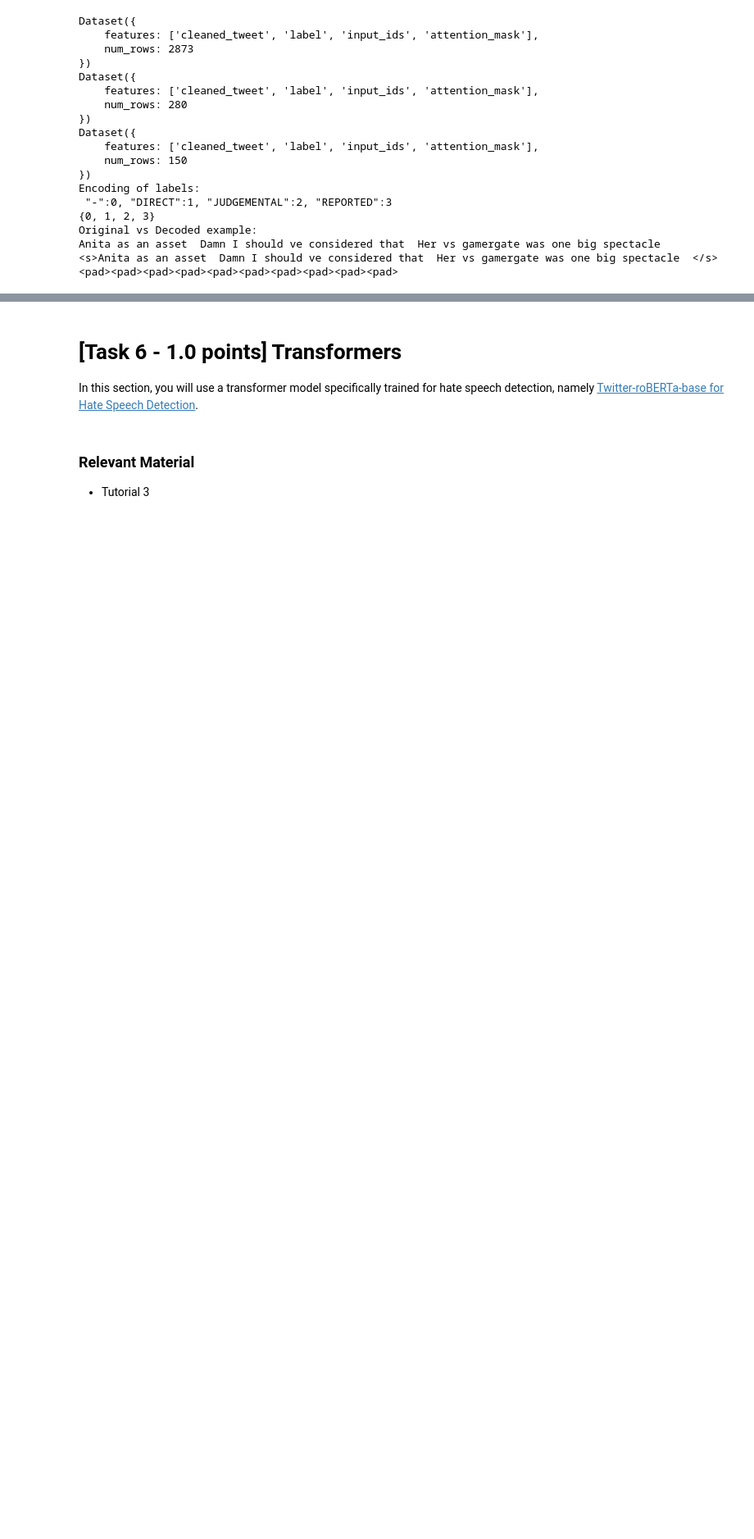
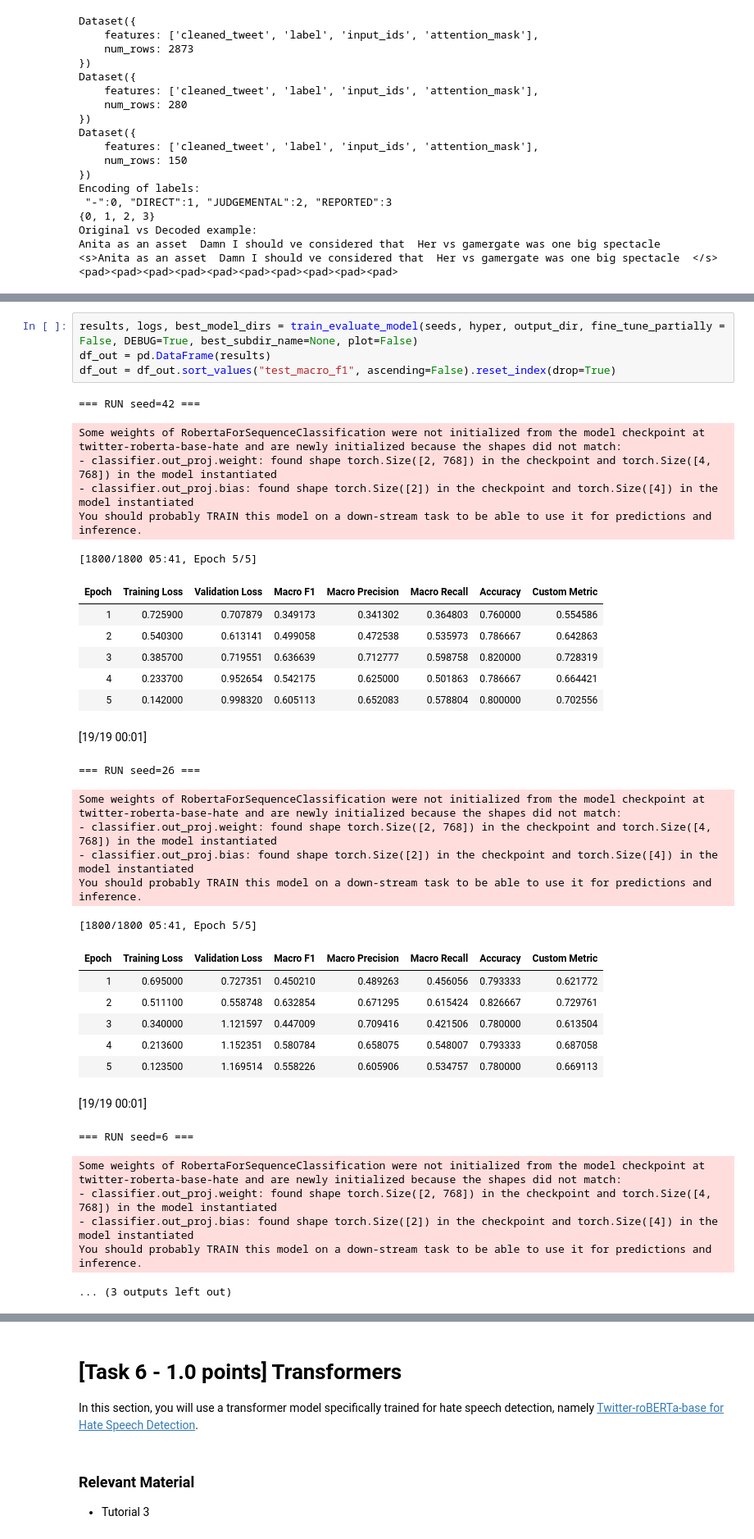
Before and after one commit to 26leonardo/NLP_project, a Jupyter notebook: BILLI/Assignment1-2526.ipynb, the cells around one changed output, grey strips where cells are left out. Shown at 82% size. Cells and saved outputs as stored; diff of their text form; blank space fills up the shorter version.

```diff
--- a/BILLI/Assignment1-2526.ipynb
+++ b/BILLI/Assignment1-2526.ipynb
@@ -1032,0 +1274,37 @@ NameError: name 'trainer' is not defined
+# %%
+results, logs, best_model_dirs = train_evaluate_model(seeds, hyper, output_dir, fine_tune_partially = False, DEBUG=True, best_subdir_name=None, plot=False)
+df_out = pd.DataFrame(results)
+df_out = df_out.sort_values("test_macro_f1", ascending=False).reset_index(drop=True)
+# %% [output]
+=== RUN seed=42 ===
+Some weights of RobertaForSequenceClassification were not initialized from the model checkpoint at twitter-roberta-base-hate and are newly initialized because the shapes did not match:
+- classifier.out_proj.weight: found shape torch.Size([2, 768]) in the checkpoint and torch.Size([4, 768]) in the model instantiated
+- classifier.out_proj.bias: found shape torch.Size([2]) in the checkpoint and torch.Size([4]) in the model instantiated
+You should probably TRAIN this model on a down-stream task to be able to use it for predictions and inference.
+[1800/1800 05:41, Epoch 5/5]
+| Epoch | Training Loss | Validation Loss | Macro F1 | Macro Precision | Macro Recall | Accuracy | Custom Metric |
+| 1 | 0.725900 | 0.707879 | 0.349173 | 0.341302 | 0.364803 | 0.760000 | 0.554586 |
+| 2 | 0.540300 | 0.613141 | 0.499058 | 0.472538 | 0.535973 | 0.786667 | 0.642863 |
+| 3 | 0.385700 | 0.719551 | 0.636639 | 0.712777 | 0.598758 | 0.820000 | 0.728319 |
+| 4 | 0.233700 | 0.952654 | 0.542175 | 0.625000 | 0.501863 | 0.786667 | 0.664421 |
+| 5 | 0.142000 | 0.998320 | 0.605113 | 0.652083 | 0.578804 | 0.800000 | 0.702556 |
+[19/19 00:01]
+=== RUN seed=26 ===
+Some weights of RobertaForSequenceClassification were not initialized from the model checkpoint at twitter-roberta-base-hate and are newly initialized because the shapes did not match:
+- classifier.out_proj.weight: found shape torch.Size([2, 768]) in the checkpoint and torch.Size([4, 768]) in the model instantiated
+- classifier.out_proj.bias: found shape torch.Size([2]) in the checkpoint and torch.Size([4]) in the model instantiated
+You should probably TRAIN this model on a down-stream task to be able to use it for predictions and inference.
+[1800/1800 05:41, Epoch 5/5]
+| Epoch | Training Loss | Validation Loss | Macro F1 | Macro Precision | Macro Recall | Accuracy | Custom Metric |
+| 1 | 0.695000 | 0.727351 | 0.450210 | 0.489263 | 0.456056 | 0.793333 | 0.621772 |
+| 2 | 0.511100 | 0.558748 | 0.632854 | 0.671295 | 0.615424 | 0.826667 | 0.729761 |
+| 3 | 0.340000 | 1.121597 | 0.447009 | 0.709416 | 0.421506 | 0.780000 | 0.613504 |
+| 4 | 0.213600 | 1.152351 | 0.580784 | 0.658075 | 0.548007 | 0.793333 | 0.687058 |
+| 5 | 0.123500 | 1.169514 | 0.558226 | 0.605906 | 0.534757 | 0.780000 | 0.669113 |
+[19/19 00:01]
+=== RUN seed=6 ===
+Some weights of RobertaForSequenceClassification were not initialized from the model checkpoint at twitter-roberta-base-hate and are newly initialized because the shapes did not match:
+- classifier.out_proj.weight: found shape torch.Size([2, 768]) in the checkpoint and torch.Size([4, 768]) in the model instantiated
+- classifier.out_proj.bias: found shape torch.Size([2]) in the checkpoint and torch.Size([4]) in the model instantiated
+You should probably TRAIN this model on a down-stream task to be able to use it for predictions and inference.
+... (3 outputs left out)
```
Also changed, not shown: parts of 13 cells of this notebook, 1 other file.
